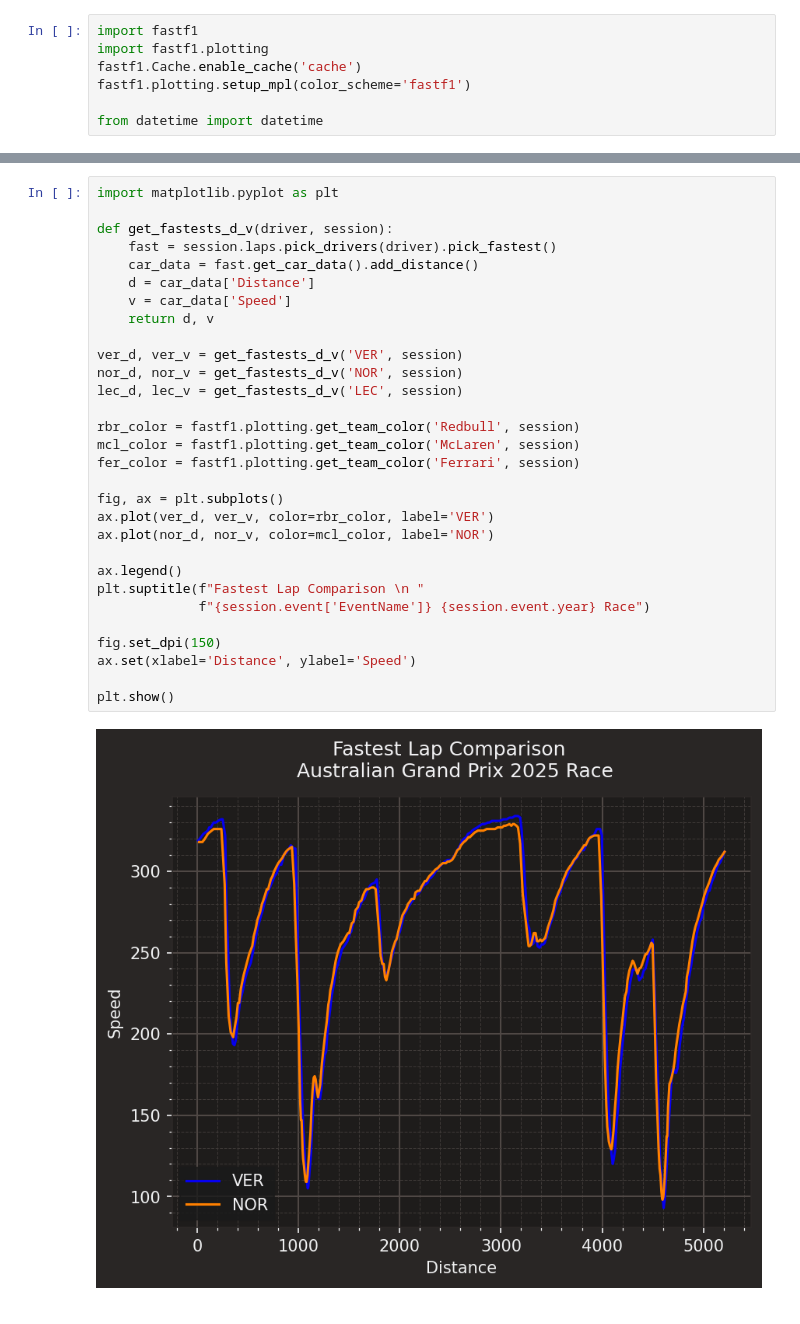
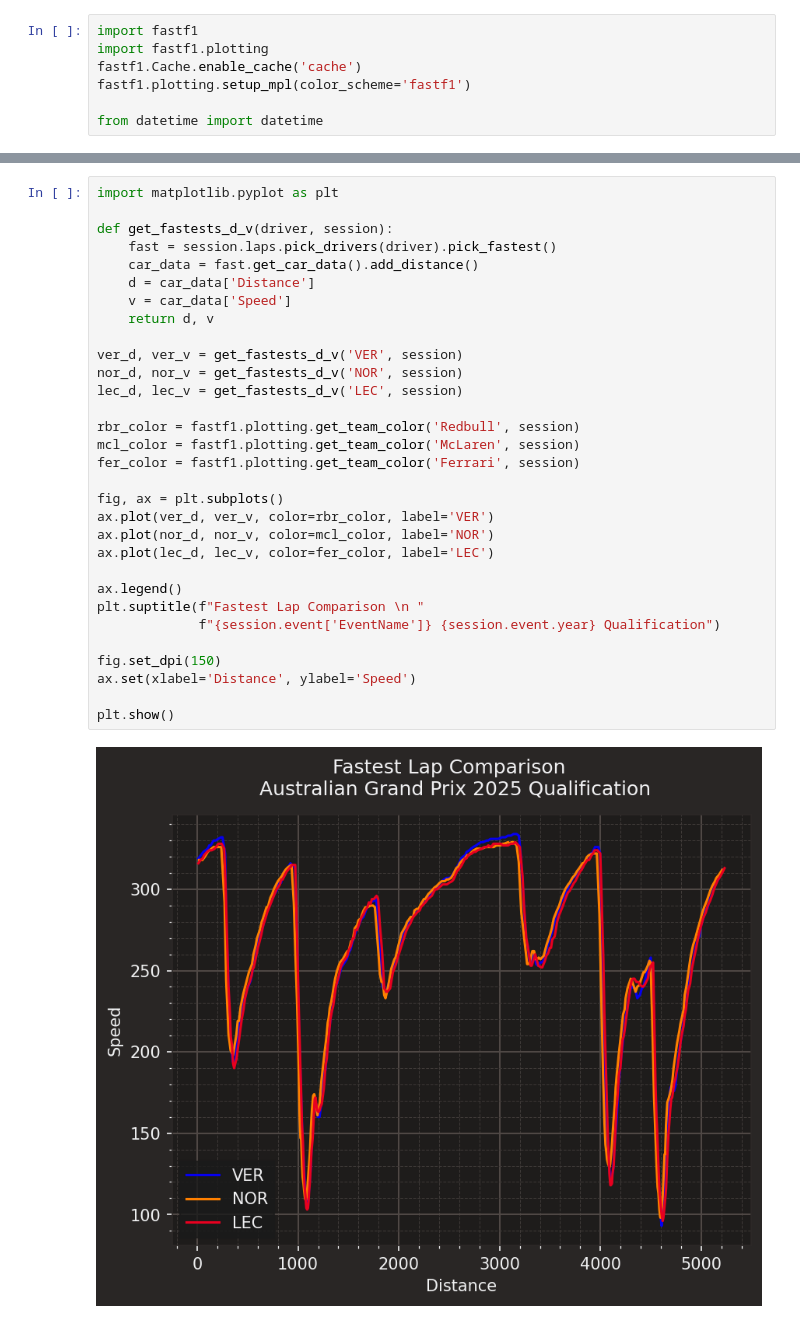
Before and after one commit to t0ffifee/formula-uno, a Jupyter notebook: qualification.ipynb, the cells around one changed output, grey strips where cells are left out. Cells and saved outputs as stored; diff of their text form.

```diff
--- a/qualification.ipynb
+++ b/qualification.ipynb
@@ -55,32 +68,33 @@ Sector3Time               0 days 00:00:32.500000
 # %%
 import matplotlib.pyplot as plt
 
 def get_fastests_d_v(driver, session):
     fast = session.laps.pick_drivers(driver).pick_fastest()
     car_data = fast.get_car_data().add_distance()
     d = car_data['Distance']
     v = car_data['Speed']
     return d, v
 
 ver_d, ver_v = get_fastests_d_v('VER', session)
 nor_d, nor_v = get_fastests_d_v('NOR', session)
 lec_d, lec_v = get_fastests_d_v('LEC', session)
 
 rbr_color = fastf1.plotting.get_team_color('Redbull', session)
 mcl_color = fastf1.plotting.get_team_color('McLaren', session)
 fer_color = fastf1.plotting.get_team_color('Ferrari', session)
 
 fig, ax = plt.subplots()
 ax.plot(ver_d, ver_v, color=rbr_color, label='VER')
 ax.plot(nor_d, nor_v, color=mcl_color, label='NOR')
+ax.plot(lec_d, lec_v, color=fer_color, label='LEC')
 
 ax.legend()
 plt.suptitle(f"Fastest Lap Comparison \n "
-             f"{session.event['EventName']} {session.event.year} Race")
+             f"{session.event['EventName']} {session.event.year} Qualification")
 
 fig.set_dpi(150)
 ax.set(xlabel='Distance', ylabel='Speed')
 
 plt.show()
 # %% [output]
-[figure, old version]
+[figure, new version]
```
Also changed, not shown: parts of 2 cells of this notebook.
